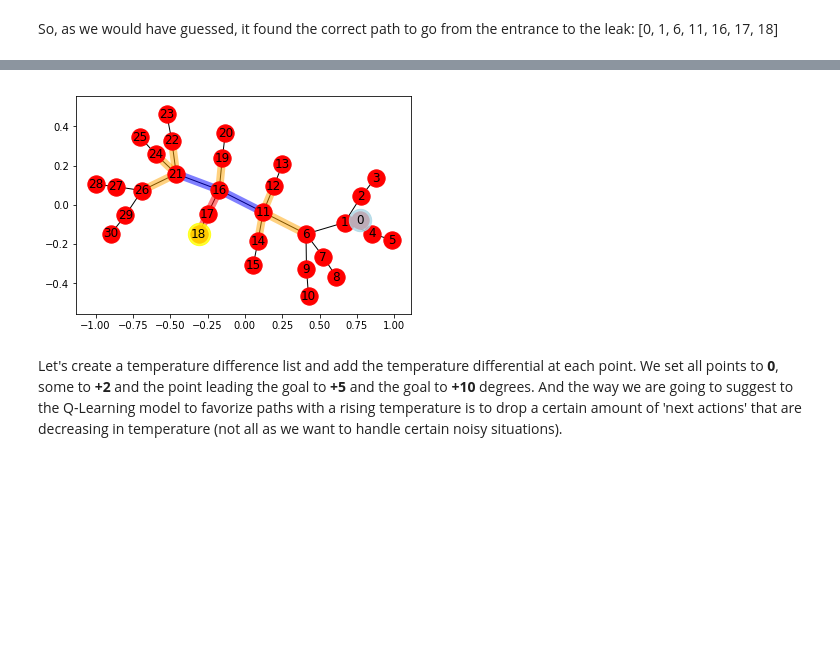
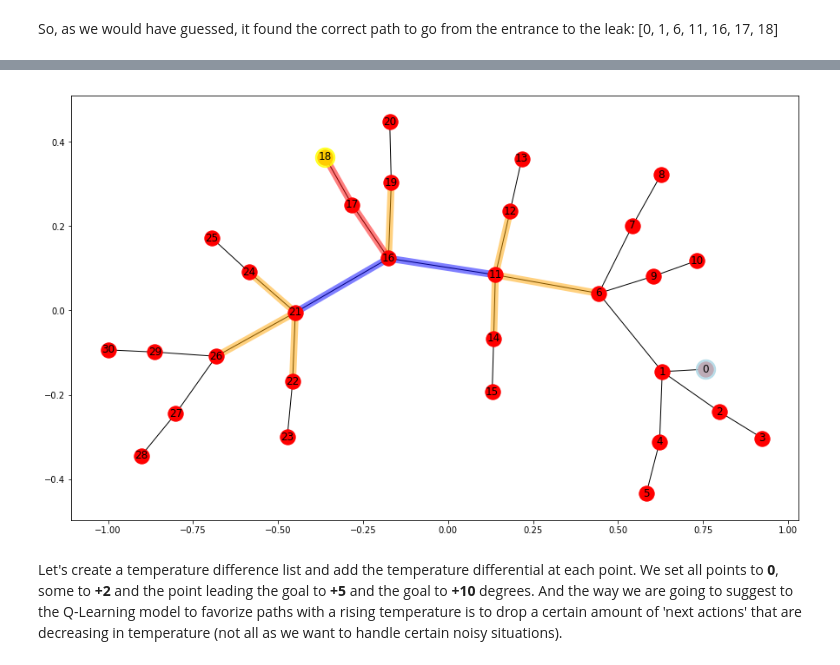
Before and after one commit to amunategui/rl-autonomous-emergency-bot, a Jupyter notebook: Dangerous Leak at Chemical Factory - Emergency Response with Autonomous Assessment Bot.ipynb, the cells around one changed output, grey strips where cells are left out. Cells and saved outputs as stored; diff of their text form; code cells hidden in the pictures; blank space fills up the shorter version.

```diff
--- a/Dangerous Leak at Chemical Factory - Emergency Response with Autonomous Assessment Bot.ipynb
+++ b/Dangerous Leak at Chemical Factory - Emergency Response with Autonomous Assessment Bot.ipynb
@@ -220,6 +246,8 @@ For example, using linear regression, we model the distance to leak from start u
 # %%
 
 G=nx.Graph()
+fig, ax1 = plt.subplots(nrows=1, ncols=1, figsize=(15, 9))
+
 G.add_edges_from(point_list)
 pos = nx.spring_layout(G)
 nx.draw_networkx_nodes(G,pos)
@@ -227,34 +255,34 @@ nx.draw_networkx_edges(G,pos)
 nx.draw_networkx_labels(G,pos)
 
 # highlight starting point
 nx.draw_networkx_nodes(G, pos,
                        nodelist=[0],
                        node_color='lightblue',
                        node_size=500,
                        alpha=0.8)
 
 # highlight end point
 nx.draw_networkx_nodes(G, pos,
                        nodelist=[18],
                        node_color='yellow',
                        node_size=500,
                        alpha=0.8)
 
 nx.draw_networkx_edges(G, pos,
                        edgelist=[(6,11),(11,12),(11,14),(16,19),(21,24),(21,26),(21,22)],
                        width=8, alpha=0.5, edge_color='orange')
 
 nx.draw_networkx_edges(G, pos,
                        edgelist=[(16,17),(17,18)],
                        width=8, alpha=0.5, edge_color='red')
 
 nx.draw_networkx_edges(G, pos,
                        edgelist=[(11,16),(16,21)],
                        width=8, alpha=0.5, edge_color='blue')
 
 plt.show()
 # %% [output]
-[figure, old version]
+[figure, new version]
 # %% [markdown]
 Let's create a temperature difference list and add the temperature differential at each point. We set all points to <b>0</b>, some to <b>+2</b> and the point leading the goal to <b>+5</b> and the goal to <b>+10</b> degrees. And the way we are going to suggest to the Q-Learning model to favorize paths with a rising temperature is to drop a certain amount of 'next actions' that are decreasing in temperature (not all as we want to handle certain noisy situations).
 # %%
```
Also changed, not shown: parts of 10 cells of this notebook.
